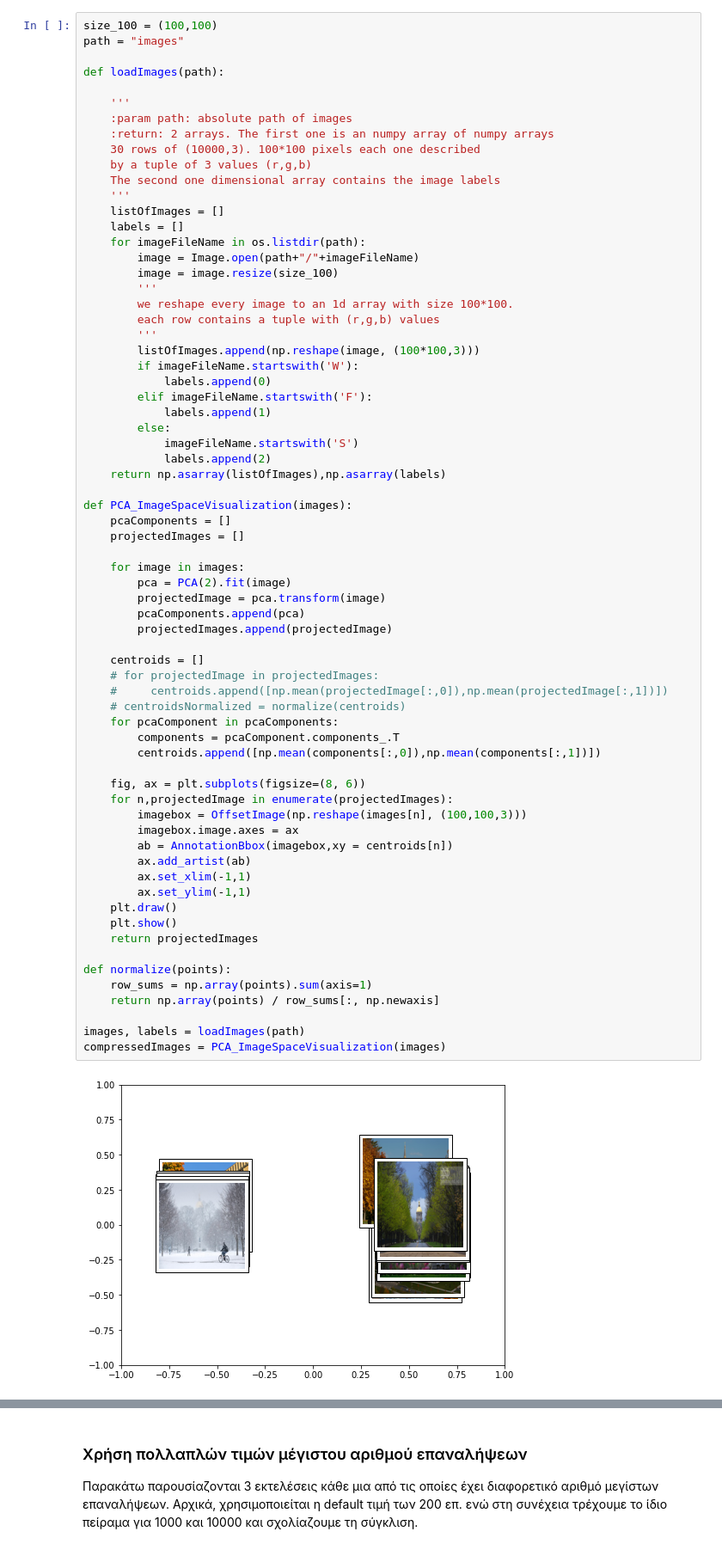
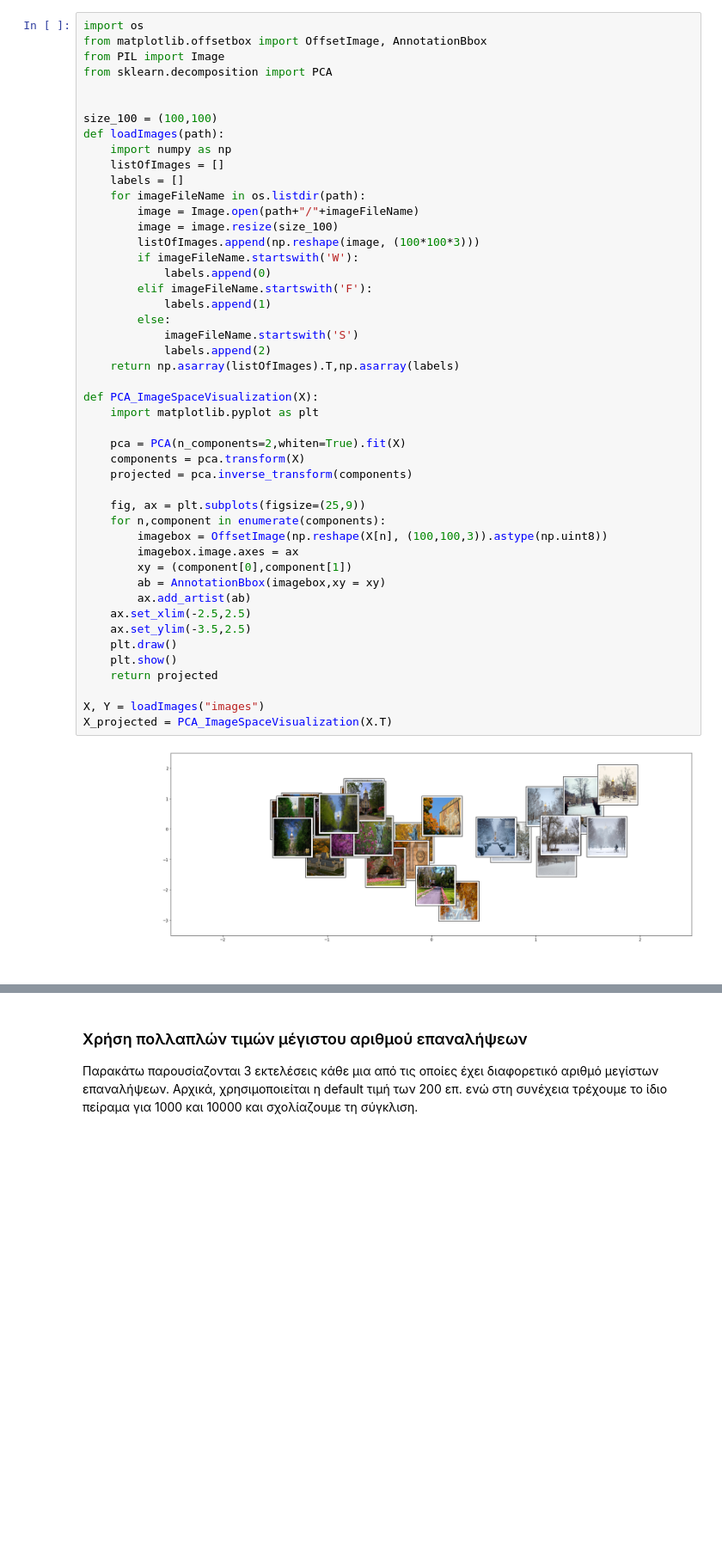
Before and after one commit to milefanouris/machinelearning, a Jupyter notebook: IGKNIATOVITS_1400050.ipynb, the cells around one changed output, grey strips where cells are left out. Shown at 86% size. Drawn from its saved outputs; the diff is of its cells as text; blank space fills up the shorter version.

Commit message:
pca and pca plot ready

```diff
--- a/IGKNIATOVITS_1400050.ipynb
+++ b/IGKNIATOVITS_1400050.ipynb
@@ -11,70 +8,49 @@ from sklearn.neighbors import KNeighborsClassifier
 # %%
+import os
+from matplotlib.offsetbox import OffsetImage, AnnotationBbox
+from PIL import Image
+from sklearn.decomposition import PCA
+
+
 size_100 = (100,100)
-path = "images"
-
 def loadImages(path):
-
-    '''
-    :param path: absolute path of images
-    :return: 2 arrays. The first one is an numpy array of numpy arrays
-    30 rows of (10000,3). 100*100 pixels each one described
-    by a tuple of 3 values (r,g,b)
-    The second one dimensional array contains the image labels
-    '''
+    import numpy as np
     listOfImages = []
     labels = []
     for imageFileName in os.listdir(path):
         image = Image.open(path+"/"+imageFileName)
         image = image.resize(size_100)
-        '''
-        we reshape every image to an 1d array with size 100*100.
-        each row contains a tuple with (r,g,b) values
-        '''
-        listOfImages.append(np.reshape(image, (100*100,3)))
+        listOfImages.append(np.reshape(image, (100*100*3)))
         if imageFileName.startswith('W'):
             labels.append(0)
         elif imageFileName.startswith('F'):
             labels.append(1)
         else:
             imageFileName.startswith('S')
             labels.append(2)
-    return np.asarray(listOfImages),np.asarray(labels)
+    return np.asarray(listOfImages).T,np.asarray(labels)
 
-def PCA_ImageSpaceVisualization(images):
-    pcaComponents = []
-    projectedImages = []
+def PCA_ImageSpaceVisualization(X):
+    import matplotlib.pyplot as plt
 
-    for image in images:
-        pca = PCA(2).fit(image)
-        projectedImage = pca.transform(image)
-        pcaComponents.append(pca)
-        projectedImages.append(projectedImage)
+    pca = PCA(n_components=2,whiten=True).fit(X)
+    components = pca.transform(X)
+    projected = pca.inverse_transform(components)
 
-    centroids = []
-    # for projectedImage in projectedImages:
-    #     centroids.append([np.mean(projectedImage[:,0]),np.mean(projectedImage[:,1])])
-    # centroidsNormalized = normalize(centroids)
-    for pcaComponent in pcaComponents:
-        components = pcaComponent.components_.T
-        centroids.append([np.mean(components[:,0]),np.mean(components[:,1])])
-
-    fig, ax = plt.subplots(figsize=(8, 6))
-    for n,projectedImage in enumerate(projectedImages):
-        imagebox = OffsetImage(np.reshape(images[n], (100,100,3)))
+    fig, ax = plt.subplots(figsize=(25,9))
+    for n,component in enumerate(components):
+        imagebox = OffsetImage(np.reshape(X[n], (100,100,3)).astype(np.uint8))
         imagebox.image.axes = ax
-        ab = AnnotationBbox(imagebox,xy = centroids[n])
+        xy = (component[0],component[1])
+        ab = AnnotationBbox(imagebox,xy = xy)
         ax.add_artist(ab)
-        ax.set_xlim(-1,1)
-        ax.set_ylim(-1,1)
+    ax.set_xlim(-2.5,2.5)
+    ax.set_ylim(-3.5,2.5)
     plt.draw()
     plt.show()
-    return projectedImages
+    return projected
 
-def normalize(points):
-    row_sums = np.array(points).sum(axis=1)
-    return np.array(points) / row_sums[:, np.newaxis]
-
-images, labels = loadImages(path)
-compressedImages = PCA_ImageSpaceVisualization(images)
+X, Y = loadImages("images")
+X_projected = PCA_ImageSpaceVisualization(X.T)
 # %% [output]
-[figure, old version]
+[figure, new version]
```
Also changed, not shown: parts of 14 cells of this notebook.
